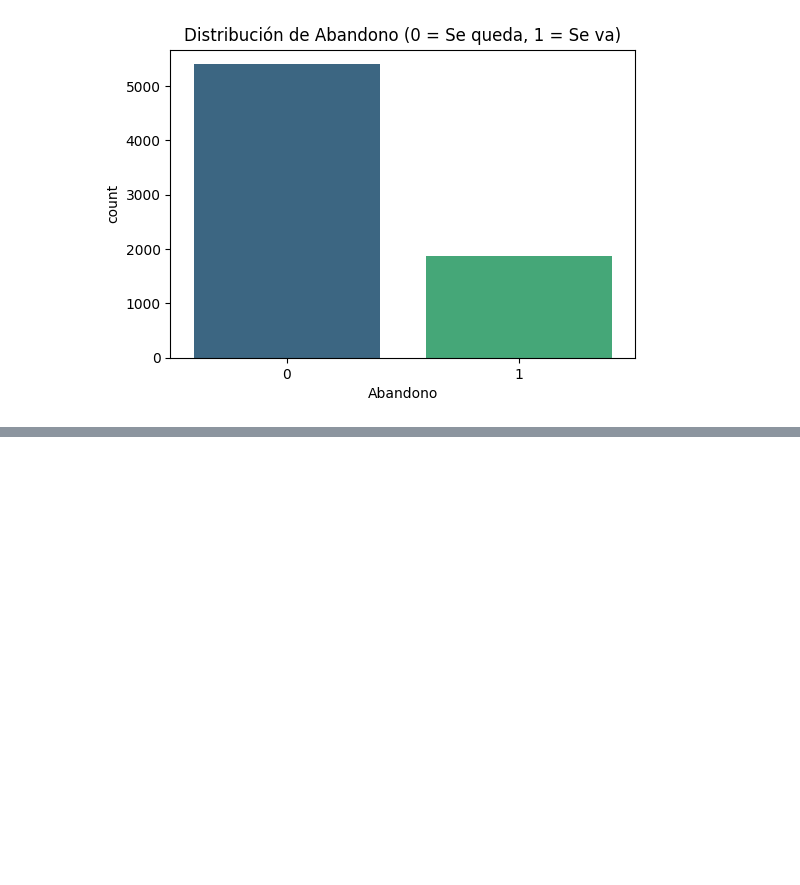
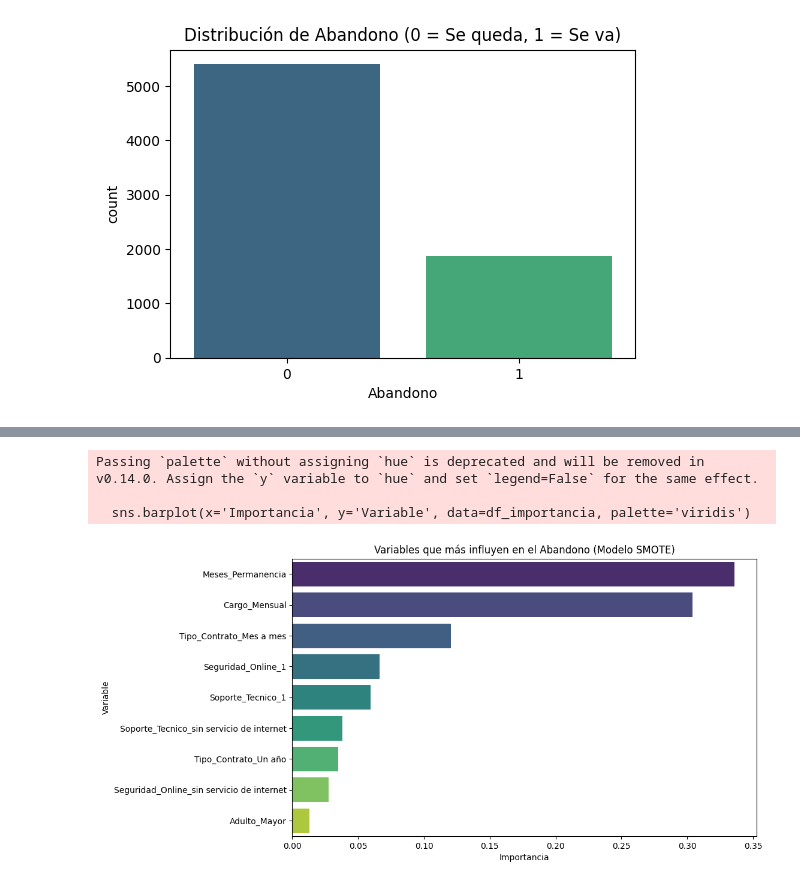
Before and after one commit to ferneysua123-dot/Telecom_X_Parte2, a Jupyter notebook: TelecomX_PARTE__II.ipynb, the cells around one changed output, grey strips where cells are left out. Saved outputs shown, nothing was run; the diff lists cells and outputs as text; code cells hidden in the pictures; blank space fills up the shorter version.

```diff
--- a/TelecomX_PARTE__II.ipynb
+++ b/TelecomX_PARTE__II.ipynb
@@ -160,3 +166,13 @@ Passing `palette` without assigning `hue` is deprecated and will be removed in v
 
   sns.countplot(x='Abandono', data=df_listo, palette='viridis')
 [figure]
+# %%
+from sklearn.model_selection import train_test_split
+
+# Separamos X e y
+X = df_listo.drop('Abandono', axis=1)
+y = df_listo['Abandono']
+
+# ¡IMPORTANTE! Primero dividimos en entrenamiento y prueba
+# El balanceo SOLO se hace sobre los datos de entrenamiento (train)
+X_train, X_test, y_train, y_test = train_test_split(X, y, test_size=0.2, random_state=42, stratify=y)
@@ -162,0 +181,11 @@ Passing `palette` without assigning `hue` is deprecated and will be removed in v
+# %%
+from imblearn.over_sampling import SMOTE
+
+# Inicializamos SMOTE
+smote = SMOTE(random_state=42)
+
+# Creamos el nuevo conjunto de entrenamiento balanceado
+X_train_res, y_train_res = smote.fit_resample(X_train, y_train)
+
+print(f"Antes de SMOTE: {y_train.value_counts()}")
+print(f"Después de SMOTE: {y_train_res.value_counts()}")
@@ -162,0 +239,10 @@ Passing `palette` without assigning `hue` is deprecated and will be removed in v
+# %%
+# 1. Entrenar con los datos creados por SMOTE
+model_smote = RandomForestClassifier(random_state=42)
+model_smote.fit(X_train_res, y_train_res)
+
+# 2. Evaluar (siempre con el X_test original)
+y_pred_smote = model_smote.predict(X_test)
+
+print("--- RESULTADOS CON SMOTE ---")
+print(classification_report(y_test, y_pred_smote))
@@ -162,0 +259,19 @@ Passing `palette` without assigning `hue` is deprecated and will be removed in v
+# %%
+# 1. Extraer la importancia de las variables
+importancias = model_smote.feature_importances_
+columnas = X_train.columns
+
+# 2. Crear un DataFrame para graficar
+df_importancia = pd.DataFrame({'Variable': columnas, 'Importancia': importancias})
+df_importancia = df_importancia.sort_values(by='Importancia', ascending=False)
+
+# 3. Graficar
+plt.figure(figsize=(10, 6))
+sns.barplot(x='Importancia', y='Variable', data=df_importancia, palette='viridis')
+plt.title('Variables que más influyen en el Abandono (Modelo SMOTE)')
+plt.show()
+# %% [output]
+Passing `palette` without assigning `hue` is deprecated and will be removed in v0.14.0. Assign the `y` variable to `hue` and set `legend=False` for the same effect.
+
+  sns.barplot(x='Importancia', y='Variable', data=df_importancia, palette='viridis')
+[figure, added]
```
Also changed, not shown: parts of 23 cells of this notebook.
